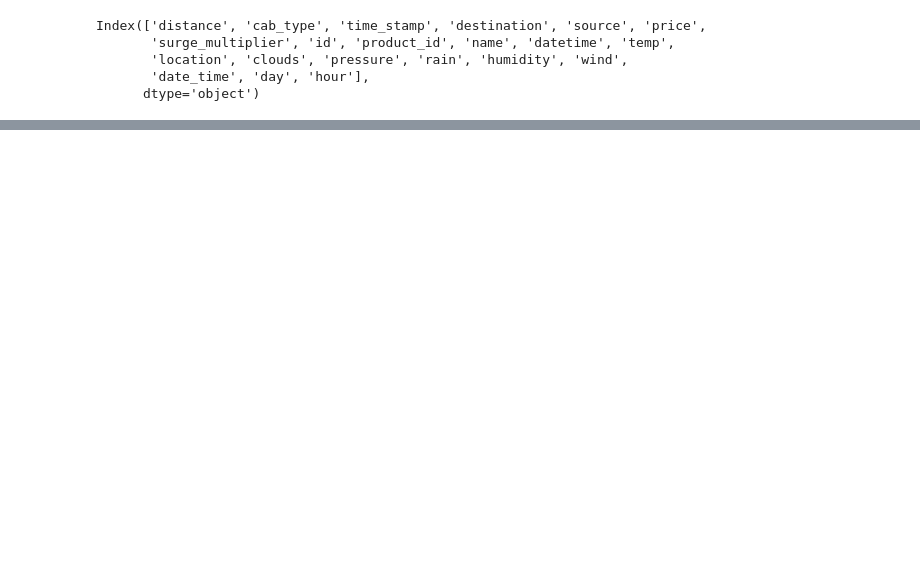
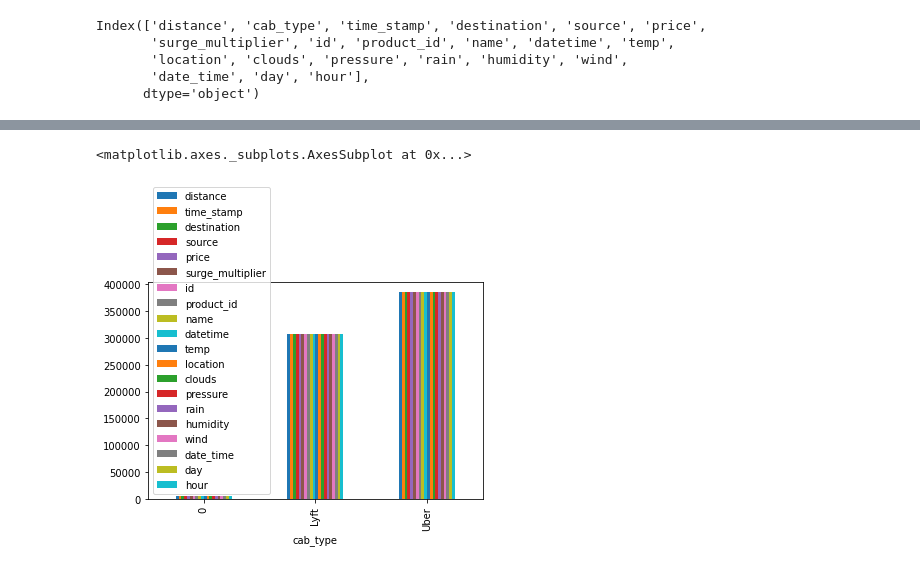
Before and after one commit to arjunbala1/project_test, a Jupyter notebook: uber_test.ipynb, the cells around one changed output, grey strips where cells are left out. Cells and saved outputs as stored; diff of their text form; code cells hidden in the pictures; blank space fills up the shorter version.

Commit message:
viewed graph

```diff
--- a/uber_test.ipynb
+++ b/uber_test.ipynb
@@ -105,0 +109,5 @@ Index(['distance', 'cab_type', 'time_stamp', 'destination', 'source', 'price',
+# %%
+a.groupby('cab_type').count().plot.bar()
+# %% [output]
+<matplotlib.axes._subplots.AxesSubplot at 0x...>
+[figure, added]
```
Also changed, not shown: parts of 12 cells of this notebook.
